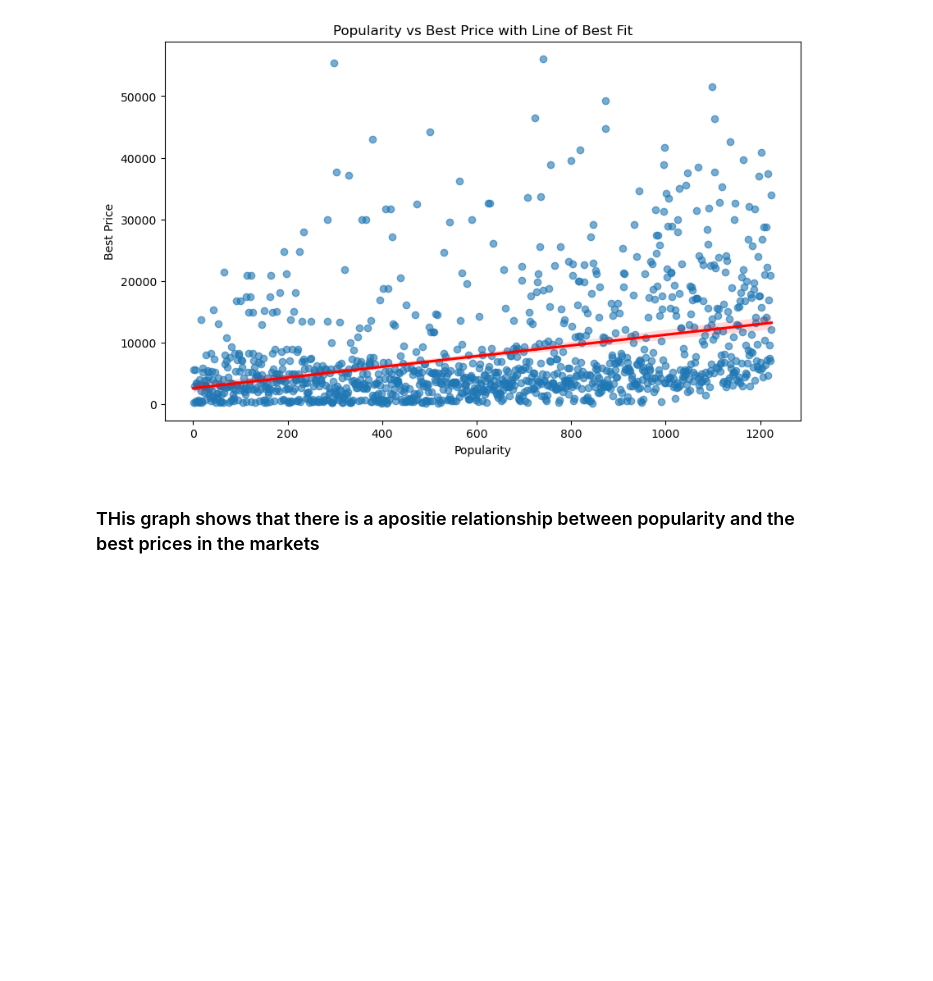
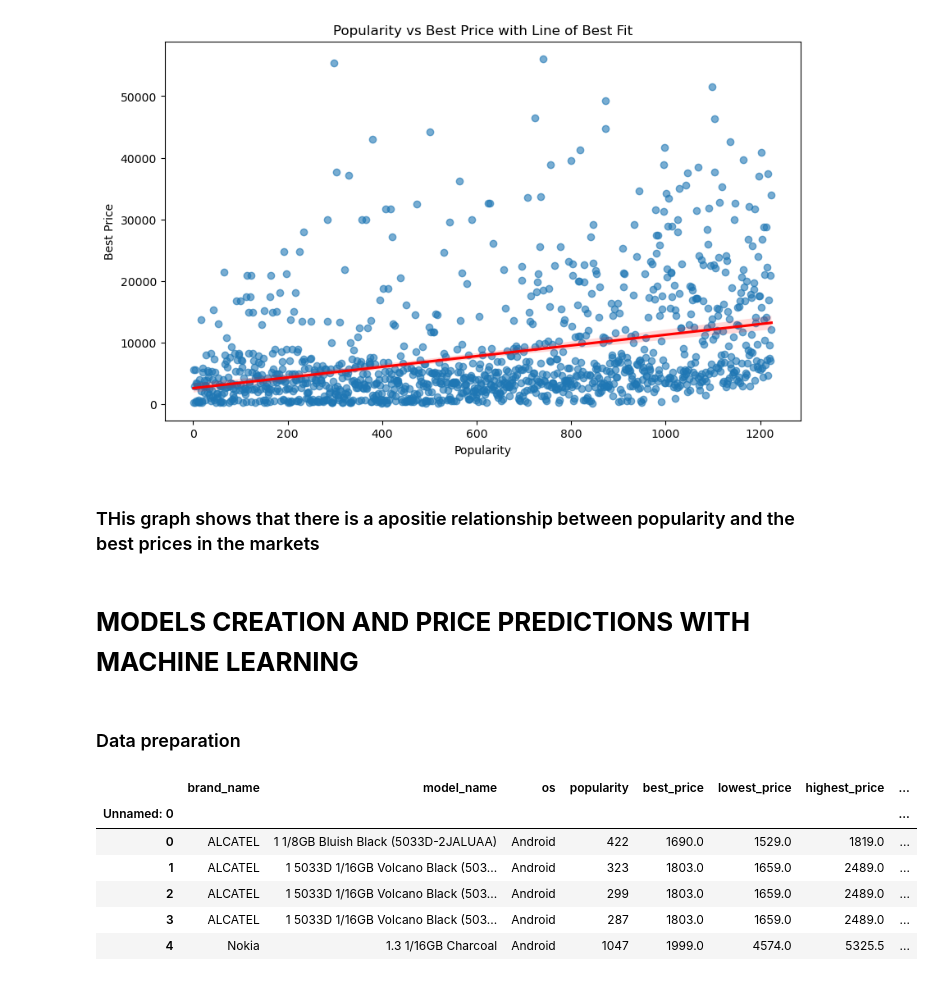
Before and after one commit to JOHN-ANALYST-dt/Smartphone_Market_Overview-Analysis, a Jupyter notebook: PHONES_ANAL.ipynb, the cells around one changed output. Cells and saved outputs as stored; diff of their text form; code cells hidden in the pictures; blank space fills up the shorter version.

```diff
--- a/PHONES_ANAL.ipynb
+++ b/PHONES_ANAL.ipynb
@@ -302,3 +303,19 @@ exporter = MarkdownExporter()
 # Save as README.md
 with open("README.md", "w", encoding="utf-8") as f:
     f.write(body)
+# %% [markdown]
+<h1><b>MODELS CREATION AND PRICE PREDICTIONS WITH MACHINE LEARNING</b> </h1>
+# %% [markdown]
+<h3>Data preparation</h3>
+# %%
+#display data
+ML_PHONE=pd.read_csv("cleaned_phone_data.csv",index_col=0)
+ML_PHONE.head()
+# %% [output]
+|  | brand_name | model_name | os | popularity | best_price | lowest_price | highest_price | ... |
+| Unnamed: 0 |  |  |  |  |  |  |  | ... |
+| 0 | ALCATEL | 1 1/8GB Bluish Black (5033D-2JALUAA) | Android | 422 | 1690.0 | 1529.0 | 1819.0 | ... |
+| 1 | ALCATEL | 1 5033D 1/16GB Volcano Black (503... | Android | 323 | 1803.0 | 1659.0 | 2489.0 | ... |
+| 2 | ALCATEL | 1 5033D 1/16GB Volcano Black (503... | Android | 299 | 1803.0 | 1659.0 | 2489.0 | ... |
+| 3 | ALCATEL | 1 5033D 1/16GB Volcano Black (503... | Android | 287 | 1803.0 | 1659.0 | 2489.0 | ... |
+| 4 | Nokia | 1.3 1/16GB Charcoal | Android | 1047 | 1999.0 | 4574.0 | 5325.5 | ... |
```
Also changed, not shown: parts of 14 cells of this notebook, 1 other file.
